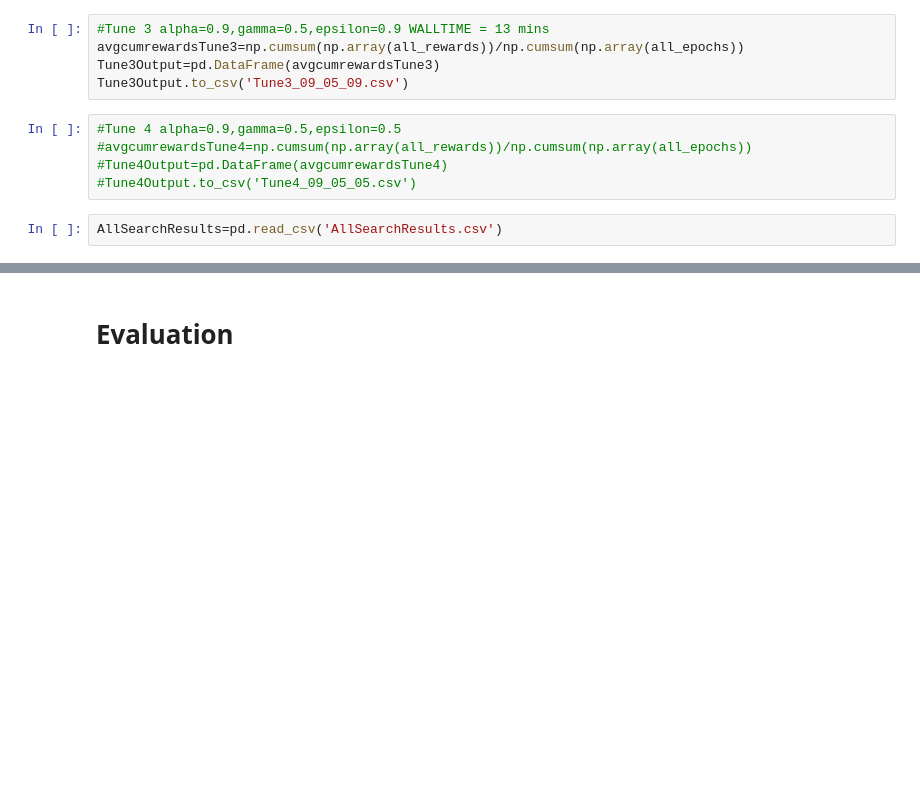
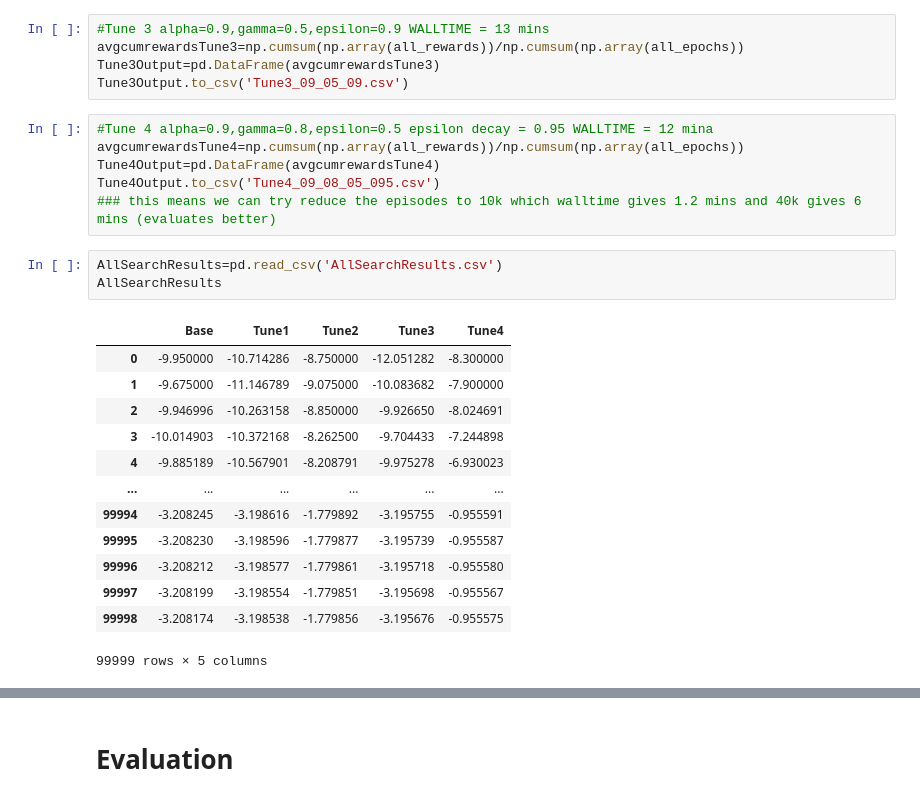
Before and after one commit to bernardosaab/INM707-Deep-Learning, a Jupyter notebook: INM7Coursework.ipynb, the cells around one changed output, grey strips where cells are left out. Cells and saved outputs as stored; diff of their text form; blank space fills up the shorter version.

```diff
--- a/INM7Coursework.ipynb
+++ b/INM7Coursework.ipynb
@@ -622,12 +622,28 @@ avgcumrewardsTune3=np.cumsum(np.array(all_rewards))/np.cumsum(np.array(all_epoch
 Tune3Output=pd.DataFrame(avgcumrewardsTune3)
 Tune3Output.to_csv('Tune3_09_05_09.csv')
 # %%
-#Tune 4 alpha=0.9,gamma=0.5,epsilon=0.5
-#avgcumrewardsTune4=np.cumsum(np.array(all_rewards))/np.cumsum(np.array(all_epochs))
-#Tune4Output=pd.DataFrame(avgcumrewardsTune4)
-#Tune4Output.to_csv('Tune4_09_05_05.csv')
+#Tune 4 alpha=0.9,gamma=0.8,epsilon=0.5 epsilon decay = 0.95 WALLTIME = 12 mina
+avgcumrewardsTune4=np.cumsum(np.array(all_rewards))/np.cumsum(np.array(all_epochs))
+Tune4Output=pd.DataFrame(avgcumrewardsTune4)
+Tune4Output.to_csv('Tune4_09_08_05_095.csv')
+### this means we can try reduce the episodes to 10k which walltime gives 1.2 mins and 40k gives 6 mins (evaluates better)
 # %%
 AllSearchResults=pd.read_csv('AllSearchResults.csv')
+AllSearchResults
+# %% [output]
+|  | Base | Tune1 | Tune2 | Tune3 | Tune4 |
+| 0 | -9.950000 | -10.714286 | -8.750000 | -12.051282 | -8.300000 |
+| 1 | -9.675000 | -11.146789 | -9.075000 | -10.083682 | -7.900000 |
+| 2 | -9.946996 | -10.263158 | -8.850000 | -9.926650 | -8.024691 |
+| 3 | -10.014903 | -10.372168 | -8.262500 | -9.704433 | -7.244898 |
+| 4 | -9.885189 | -10.567901 | -8.208791 | -9.975278 | -6.930023 |
+| ... | ... | ... | ... | ... | ... |
+| 99994 | -3.208245 | -3.198616 | -1.779892 | -3.195755 | -0.955591 |
+| 99995 | -3.208230 | -3.198596 | -1.779877 | -3.195739 | -0.955587 |
+| 99996 | -3.208212 | -3.198577 | -1.779861 | -3.195718 | -0.955580 |
+| 99997 | -3.208199 | -3.198554 | -1.779851 | -3.195698 | -0.955567 |
+| 99998 | -3.208174 | -3.198538 | -1.779856 | -3.195676 | -0.955575 |
+99999 rows × 5 columns
 # %%
 fig=plt.figure(figsize=(16,8),tight_layout=True)
 ax1=fig.add_subplot()
```
Also changed, not shown: parts of 4 cells of this notebook.
